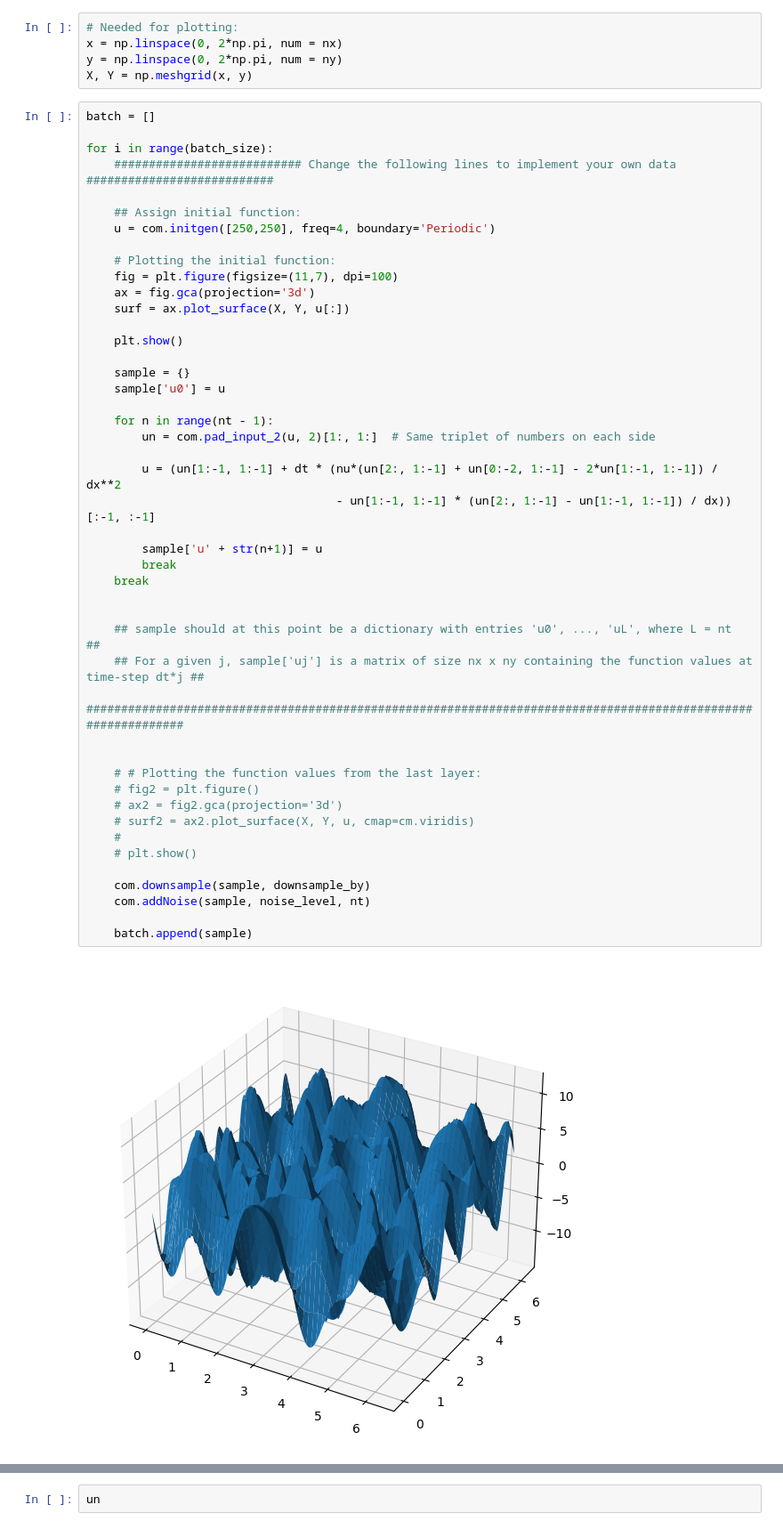
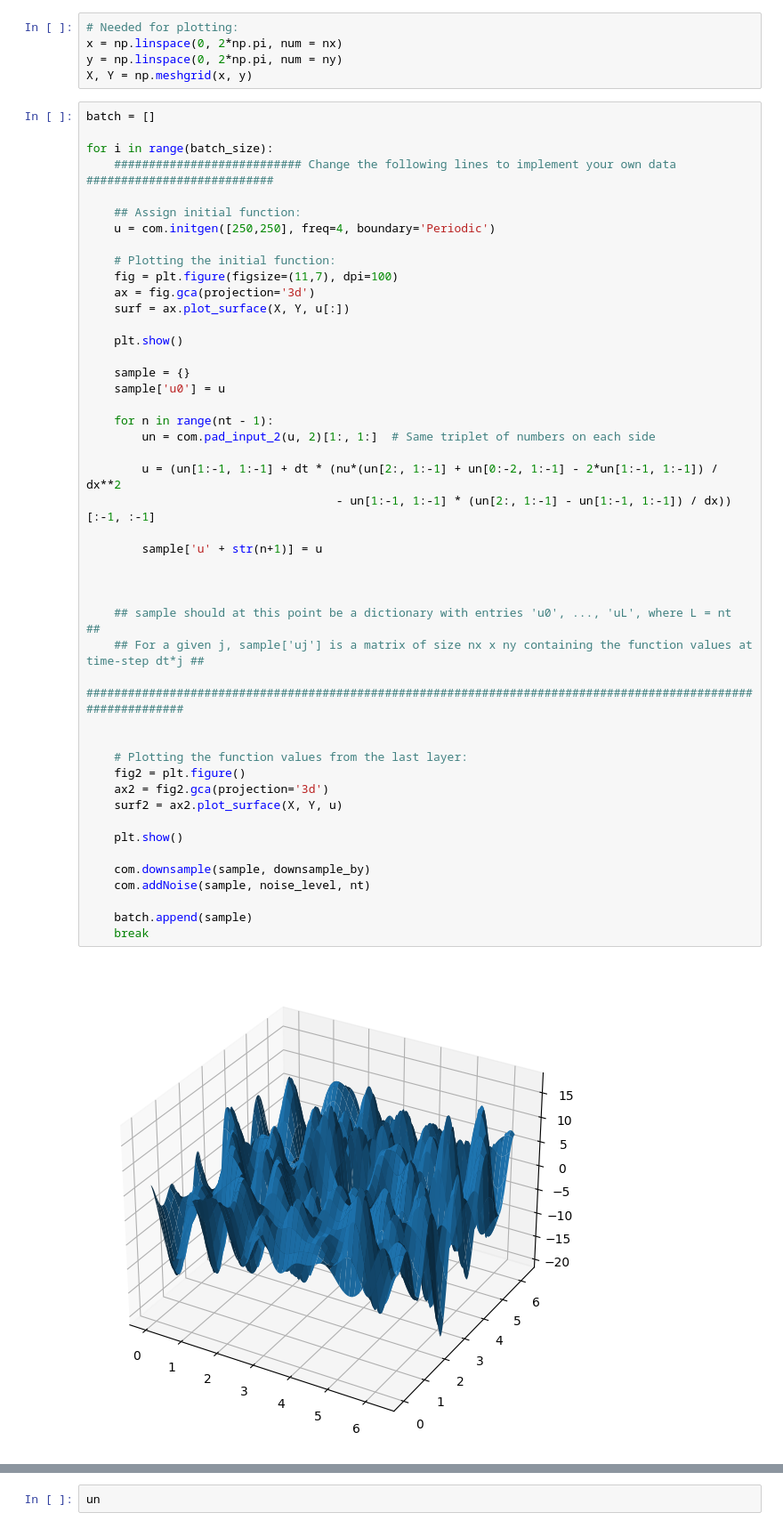
Before and after one commit to lixuekai2001/PDEs-using-NN, a Jupyter notebook: PDE-Net/pde-net-in-tf/module/New_burger/Untitled.ipynb, the cells around one changed output, grey strips where cells are left out. Shown at 89% size. Cells and saved outputs as stored; diff of their text form.

```diff
--- a/PDE-Net/pde-net-in-tf/module/New_burger/Untitled.ipynb
+++ b/PDE-Net/pde-net-in-tf/module/New_burger/Untitled.ipynb
@@ -36,39 +36,39 @@ for i in range(batch_size):
     # Plotting the initial function:
     fig = plt.figure(figsize=(11,7), dpi=100)
     ax = fig.gca(projection='3d')
     surf = ax.plot_surface(X, Y, u[:])
 
     plt.show()
 
     sample = {}
     sample['u0'] = u
 
     for n in range(nt - 1):
         un = com.pad_input_2(u, 2)[1:, 1:]  # Same triplet of numbers on each side
 
         u = (un[1:-1, 1:-1] + dt * (nu*(un[2:, 1:-1] + un[0:-2, 1:-1] - 2*un[1:-1, 1:-1]) / dx**2
                                     - un[1:-1, 1:-1] * (un[2:, 1:-1] - un[1:-1, 1:-1]) / dx))[:-1, :-1]
 
         sample['u' + str(n+1)] = u
-        break
-    break
+
 
 
     ## sample should at this point be a dictionary with entries 'u0', ..., 'uL', where L = nt                   ##
     ## For a given j, sample['uj'] is a matrix of size nx x ny containing the function values at time-step dt*j ##
     ##############################################################################################################
 
 
-    # # Plotting the function values from the last layer:
-    # fig2 = plt.figure()
-    # ax2 = fig2.gca(projection='3d')
-    # surf2 = ax2.plot_surface(X, Y, u, cmap=cm.viridis)
-    #
-    # plt.show()
+    # Plotting the function values from the last layer:
+    fig2 = plt.figure()
+    ax2 = fig2.gca(projection='3d')
+    surf2 = ax2.plot_surface(X, Y, u)
+
+    plt.show()
 
     com.downsample(sample, downsample_by)
     com.addNoise(sample, noise_level, nt)
 
     batch.append(sample)
+    break
 # %% [output]
-[figure, old version]
+[figure, new version]
```
Also changed, not shown: parts of 2 cells of this notebook, 4 other files.
